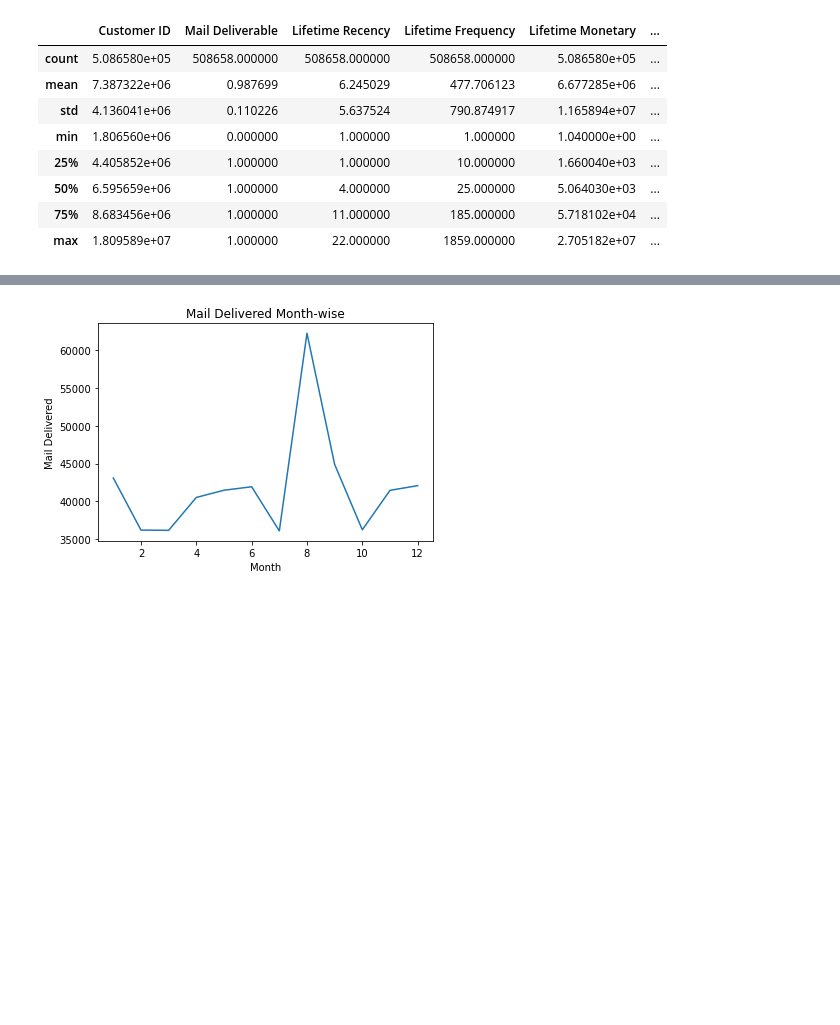
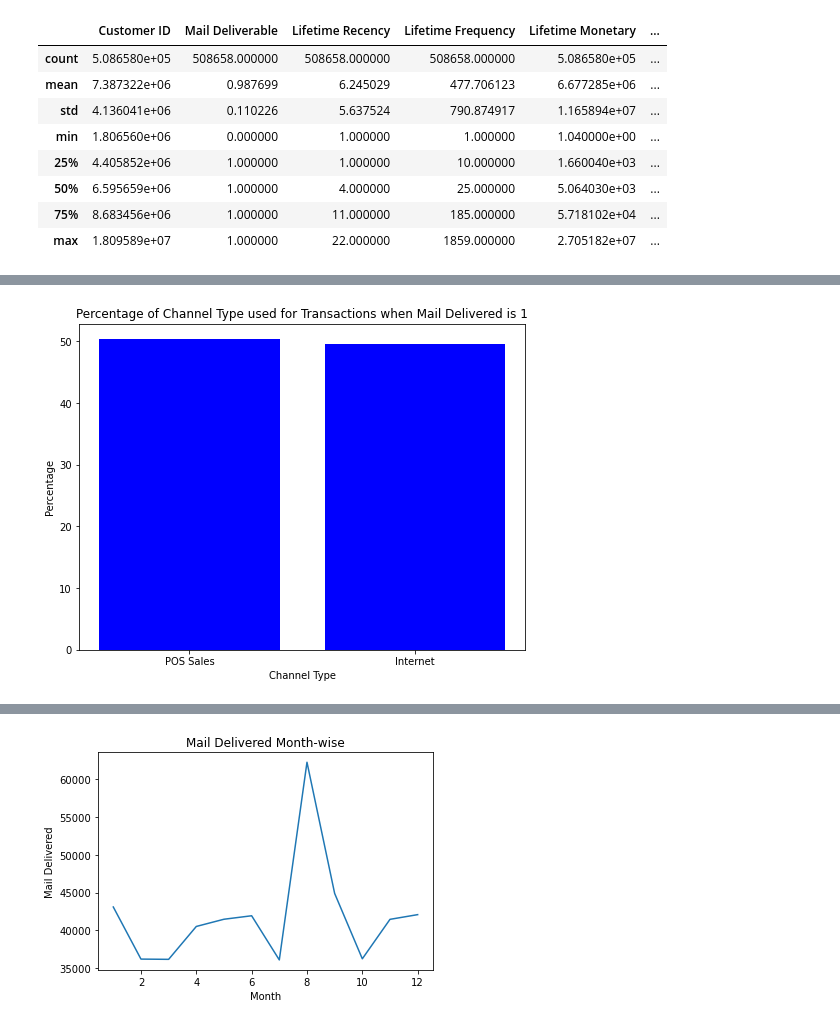
Before and after one commit to pm1596/Segmentation, a Jupyter notebook: ImpactCaseStudy - Clustering.ipynb, the cells around one changed output, grey strips where cells are left out. Cells and saved outputs as stored; diff of their text form; code cells hidden in the pictures; blank space fills up the shorter version.

```diff
--- a/ImpactCaseStudy - Clustering.ipynb
+++ b/ImpactCaseStudy - Clustering.ipynb
@@ -354,0 +415,13 @@ merged_df.describe()
+# %%
+mail_delivered_1 = merged_df[merged_df['Mail Deliverable'] == 1]
+channel_type = mail_delivered_1['Channel'].value_counts(normalize=True) * 100
+
+# Create bar plot
+fig, ax = plt.subplots(figsize=(8, 6))
+ax.bar(channel_type.index, channel_type.values, color='blue')
+ax.set_xlabel('Channel Type')
+ax.set_ylabel('Percentage')
+ax.set_title('Percentage of Channel Type used for Transactions when Mail Delivered is 1')
+plt.show()
+# %% [output]
+[figure, added]
```
Also changed, not shown: parts of 24 cells of this notebook.
